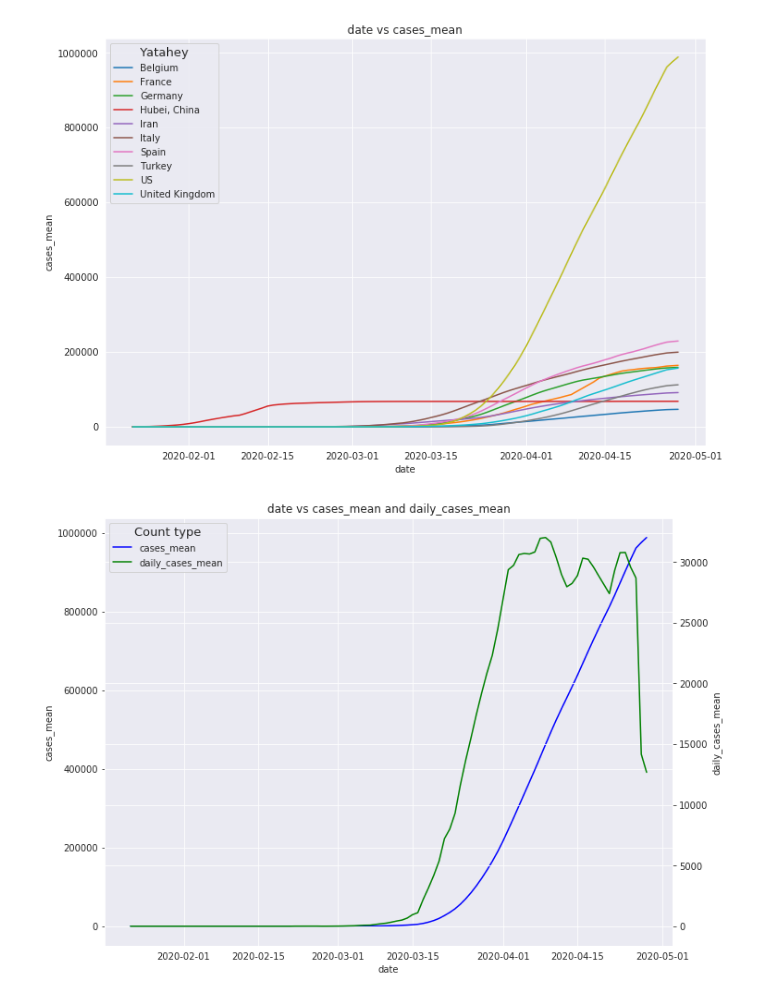
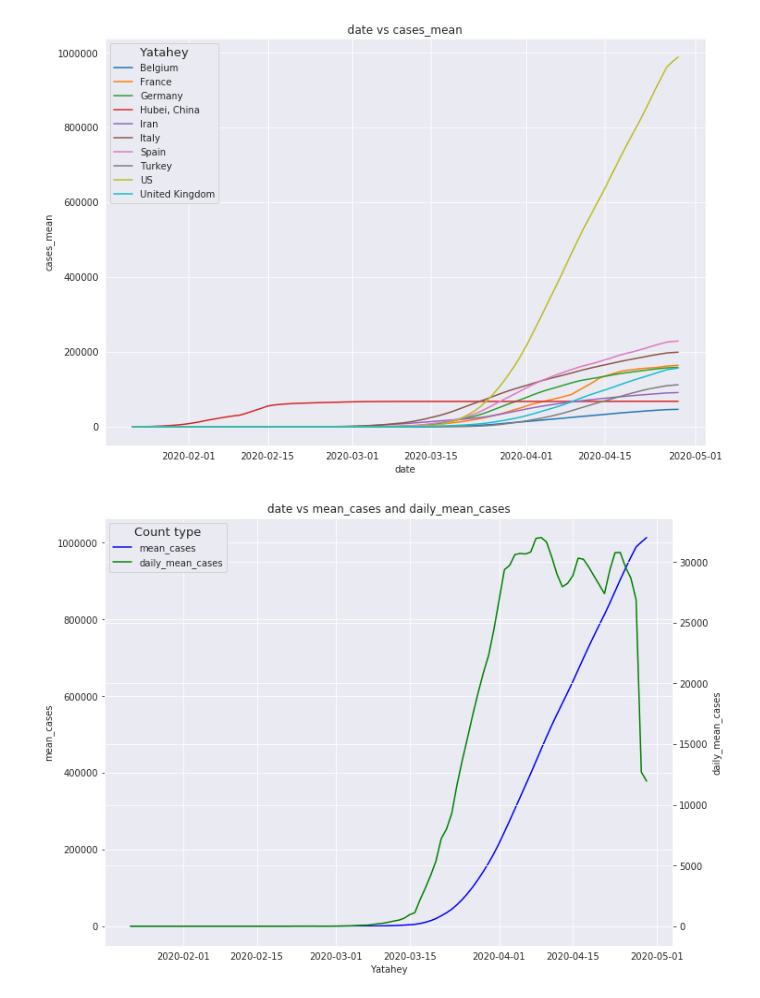
Before and after one commit to PayneLab/covid19pandas, a Jupyter notebook: docs/Untitled.ipynb, the cells around one changed output. Drawn from its saved outputs; the diff is of its cells as text; code cells hidden in the pictures.

```diff
--- a/docs/Untitled.ipynb
+++ b/docs/Untitled.ipynb
@@ -13,7 +13,7 @@ l = cod.get_data_jhu()
 # %% [output]
 These data were obtained from Johns Hopkins University (https://github.com/CSSEGISandData/COVID-19).
 # %%
-s = cod.select_top_x_regions(l, "Combined_Key", "cases", 10)
+s = cod.select_top_x_regions(l, "cases", "Combined_Key", 10)
 s.tail()
 # %% [output]
 |  | date | Combined_Key | cases |
@@ -25,4 +25,4 @@ s.tail()
 # %%
-m = cod.calc_x_day_rolling_mean(s, "cases", 5)
+m = cod.calc_x_day_rolling_mean(s, "cases", "Combined_Key", 5)
 m.tail()
 # %% [output]
@@ -35,4 +35,4 @@ m.tail()
 # %%
-d = cod.calc_daily_change(m, ["cases", "cases_mean"])
+d = cod.calc_daily_change(m, "mean_cases", "Combined_Key")
 d.tail()
 # %% [output]
@@ -101,8 +101,9 @@ def line_plot(data, x_col, y_col, group_col, y_logscale=False, dimensions=(15, 8
 
     return fig, ax
 # %%
-fig, axs = line_plot_two_y(dus, "date", "cases_mean", "daily_cases_mean", legend_title="Count type", dimensions=(11, 8.5))
+fig, axs = line_plot_two_y(dus, "date", "mean_cases", "daily_mean_cases", x_lab="Yatahey",
+                           legend_title="Count type", dimensions=(11, 8.5))
 # %% [output]
-[figure, old version]
+[figure, new version]
 # %%
 # Line plot with two lines and scaled axes
```
Also changed, not shown: parts of 6 cells of this notebook, 7 other files.
